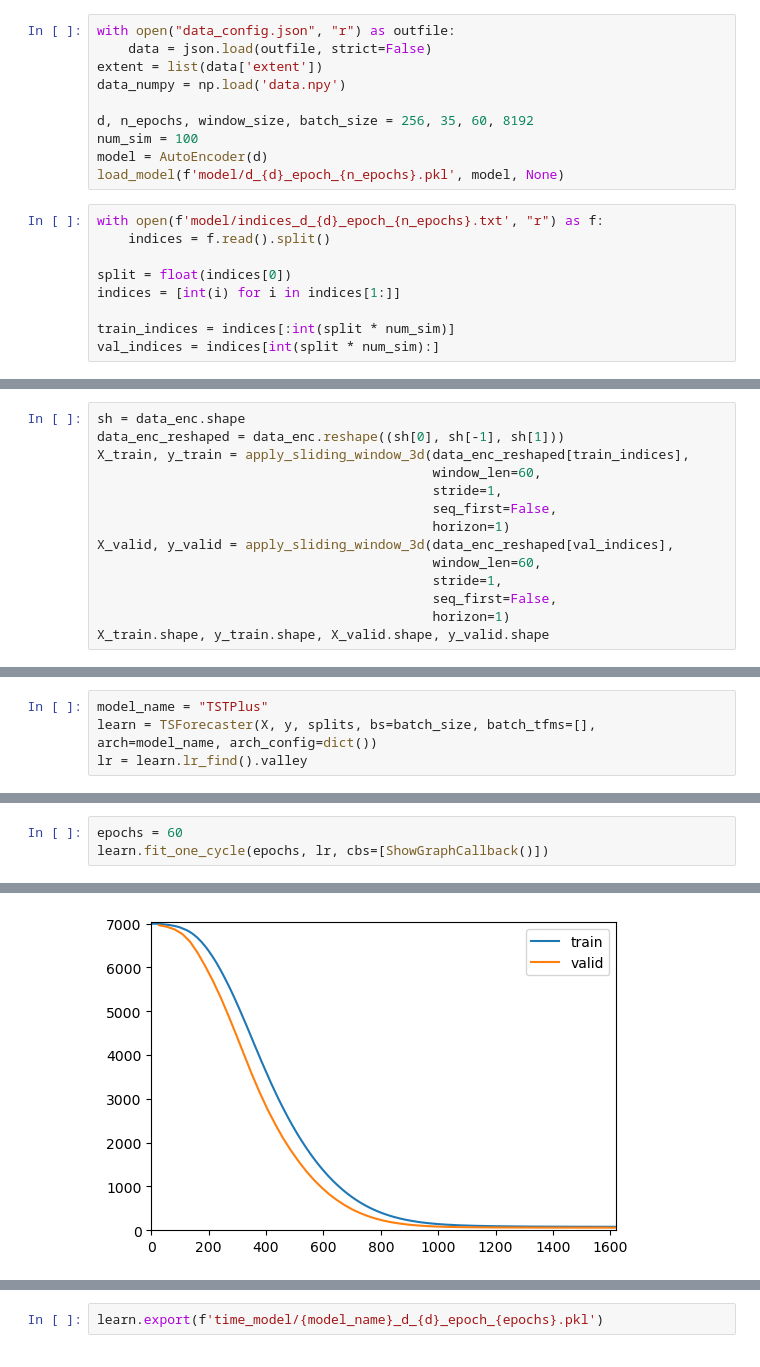
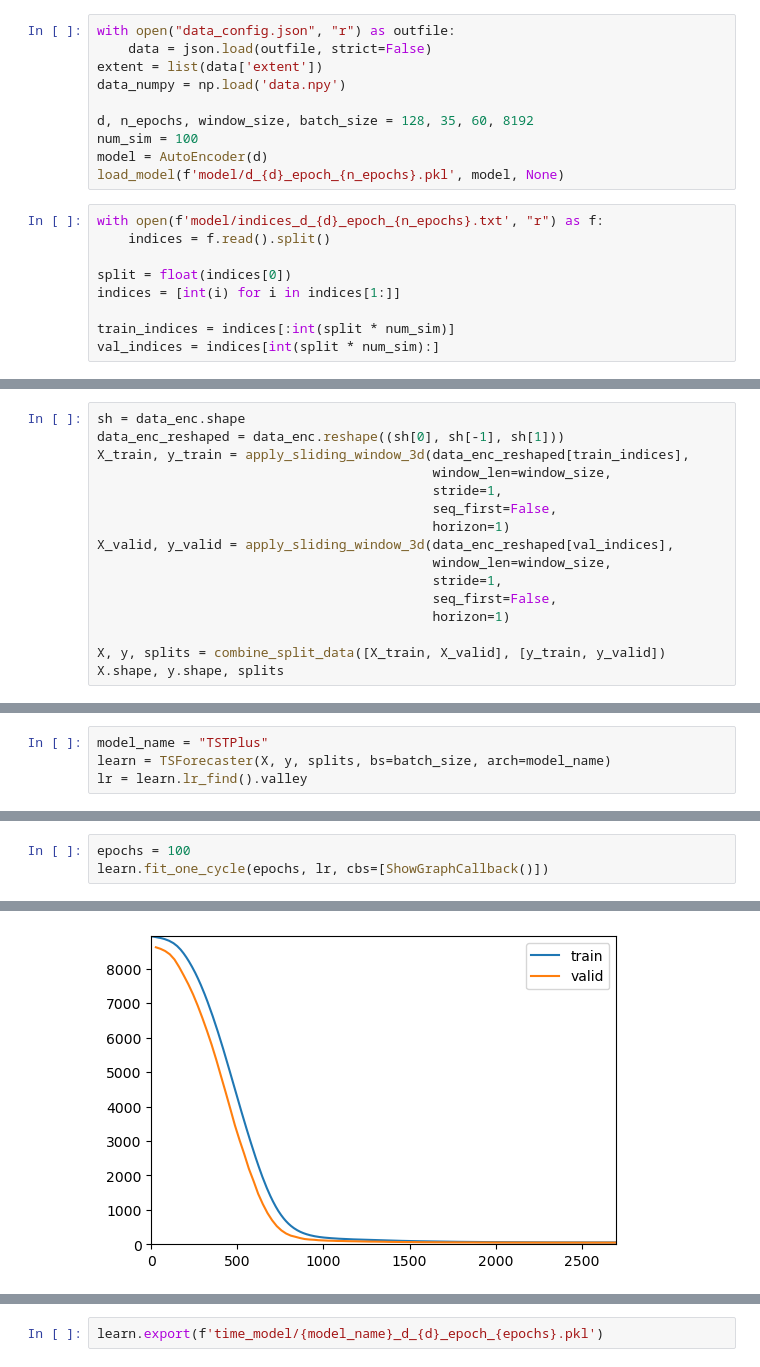
Before and after one commit to ARCLab-MIT/mocat-ml, a Jupyter notebook: TSTPlus.ipynb, the cells around one changed output, grey strips where cells are left out. Saved outputs shown, nothing was run; the diff lists cells and outputs as text.

```diff
--- a/TSTPlus.ipynb
+++ b/TSTPlus.ipynb
@@ -16,7 +15,7 @@ with open("data_config.json", "r") as outfile:
 extent = list(data['extent'])
 data_numpy = np.load('data.npy')
 
-d, n_epochs, window_size, batch_size = 256, 35, 60, 8192
+d, n_epochs, window_size, batch_size = 128, 35, 60, 8192
 num_sim = 100
 model = AutoEncoder(d)
 load_model(f'model/d_{d}_epoch_{n_epochs}.pkl', model, None)
@@ -42,14 +41,16 @@ data_enc.shape
 sh = data_enc.shape
 data_enc_reshaped = data_enc.reshape((sh[0], sh[-1], sh[1]))
 X_train, y_train = apply_sliding_window_3d(data_enc_reshaped[train_indices],
-                                           window_len=60,
+                                           window_len=window_size,
                                            stride=1,
                                            seq_first=False,
                                            horizon=1)
 X_valid, y_valid = apply_sliding_window_3d(data_enc_reshaped[val_indices],
-                                           window_len=60,
+                                           window_len=window_size,
                                            stride=1,
                                            seq_first=False,
                                            horizon=1)
-X_train.shape, y_train.shape, X_valid.shape, y_valid.shape
+
+X, y, splits = combine_split_data([X_train, X_valid], [y_train, y_valid])
+X.shape, y.shape, splits
 # %% [output]
@@ -65,6 +61,6 @@ X.shape, y.shape, splits
 # %%
 model_name = "TSTPlus"
-learn = TSForecaster(X, y, splits, bs=batch_size, batch_tfms=[], arch=model_name, arch_config=dict())
+learn = TSForecaster(X, y, splits, bs=batch_size, arch=model_name)
 lr = learn.lr_find().valley
 # %% [output]
 [interactive output not drawn]
@@ -72,5 +68,5 @@ lr = learn.lr_find().valley
 # %%
-epochs = 60
+epochs = 100
 learn.fit_one_cycle(epochs, lr, cbs=[ShowGraphCallback()])
 # %% [output]
 | epoch | train_loss | valid_loss | time |
@@ -93 +89 @@ learn.fit_one_cycle(epochs, lr, cbs=[ShowGraphCallback()])
-[figure, old version]
+[figure, new version]
```
Also changed, not shown: parts of 13 cells of this notebook, 19 other files.
